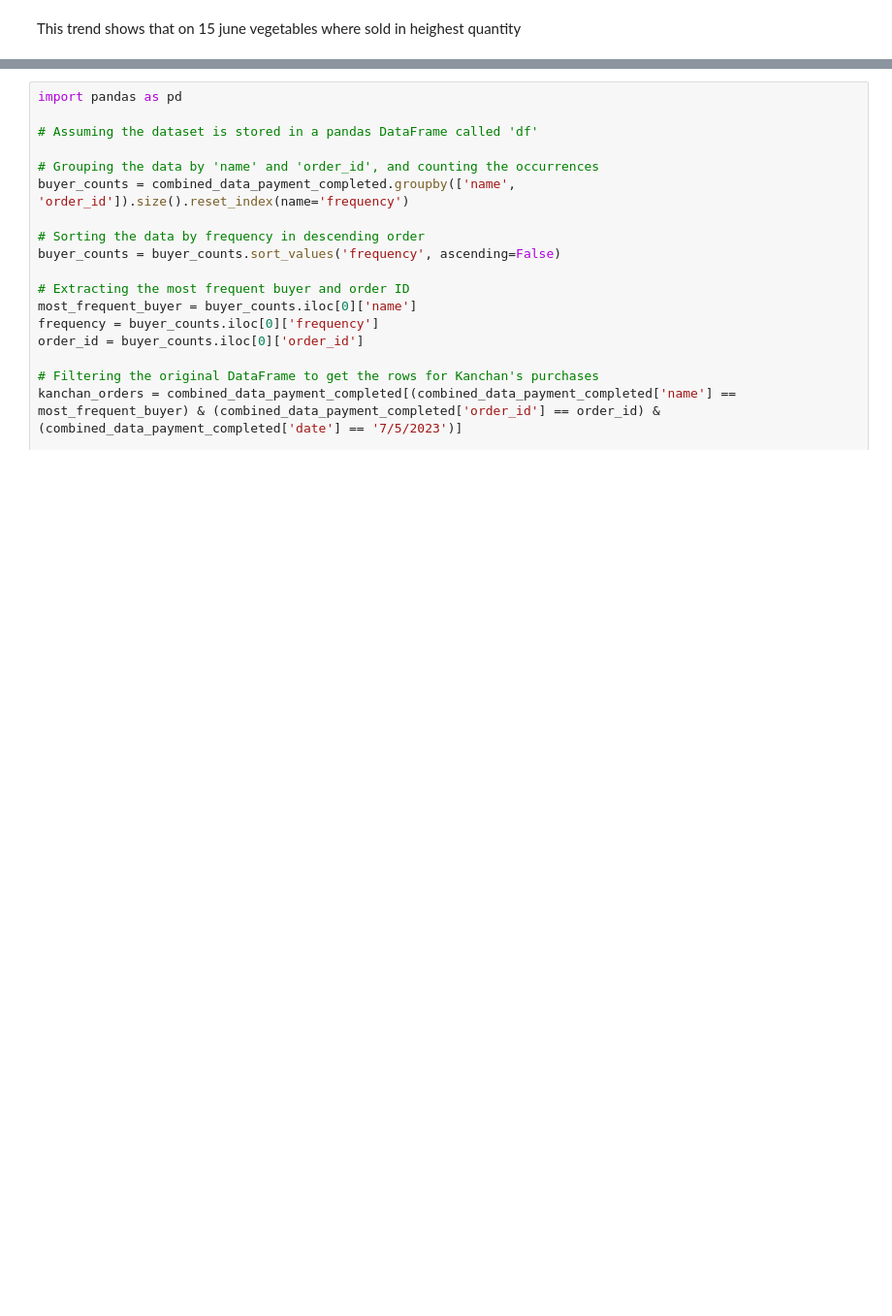
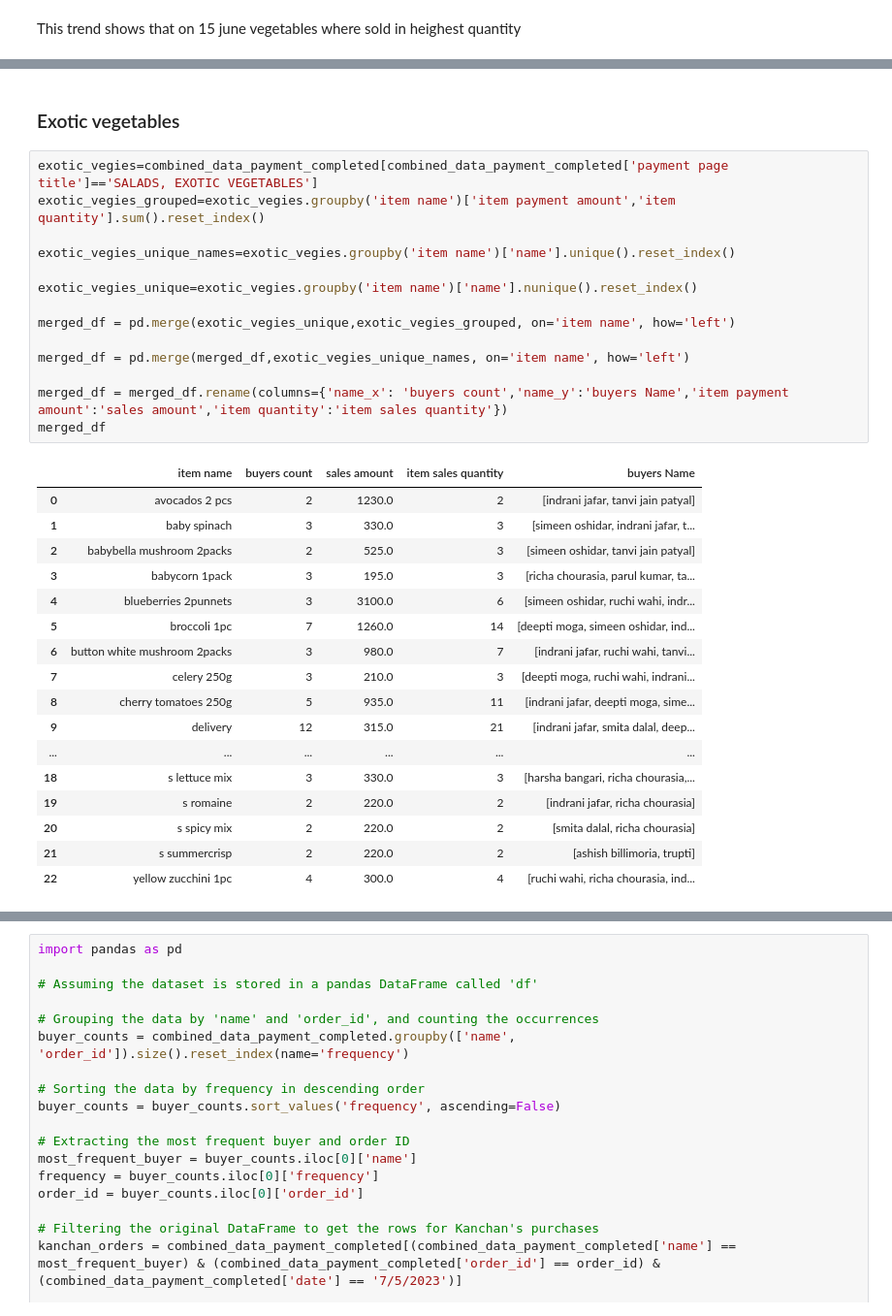
Before and after one commit to shuklatushar/Uniq_farm_analysis, a Jupyter notebook: original -tushar.ipynb, the cells around one changed output, grey strips where cells are left out. Shown: that part at 97% size. Cells and saved outputs as stored; diff of their text form; blank space fills up the shorter version.

```diff
--- a/original -tushar.ipynb
+++ b/original -tushar.ipynb
@@ -761,0 +831,34 @@ combined_data_payment_completed.groupby(['name', 'order_id']).size().reset_index
+# %% [markdown]
+### Exotic vegetables
+# %%
+exotic_vegies=combined_data_payment_completed[combined_data_payment_completed['payment page title']=='SALADS, EXOTIC VEGETABLES']
+exotic_vegies_grouped=exotic_vegies.groupby('item name')['item payment amount','item quantity'].sum().reset_index()
+
+exotic_vegies_unique_names=exotic_vegies.groupby('item name')['name'].unique().reset_index()
+
+exotic_vegies_unique=exotic_vegies.groupby('item name')['name'].nunique().reset_index()
+
+merged_df = pd.merge(exotic_vegies_unique,exotic_vegies_grouped, on='item name', how='left')
+
+merged_df = pd.merge(merged_df,exotic_vegies_unique_names, on='item name', how='left')
+
+merged_df = merged_df.rename(columns={'name_x': 'buyers count','name_y':'buyers Name','item payment amount':'sales amount','item quantity':'item sales quantity'})
+merged_df
+# %% [output]
+|  | item name | buyers count | sales amount | item sales quantity | buyers Name |
+| 0 | avocados 2 pcs | 2 | 1230.0 | 2 | [indrani jafar, tanvi jain patyal] |
+| 1 | baby spinach | 3 | 330.0 | 3 | [simeen oshidar, indrani jafar, t... |
+| 2 | babybella mushroom 2packs | 2 | 525.0 | 3 | [simeen oshidar, tanvi jain patyal] |
+| 3 | babycorn 1pack | 3 | 195.0 | 3 | [richa chourasia, parul kumar, ta... |
+| 4 | blueberries 2punnets | 3 | 3100.0 | 6 | [simeen oshidar, ruchi wahi, indr... |
+| 5 | broccoli 1pc | 7 | 1260.0 | 14 | [deepti moga, simeen oshidar, ind... |
+| 6 | button white mushroom 2packs | 3 | 980.0 | 7 | [indrani jafar, ruchi wahi, tanvi... |
+| 7 | celery 250g | 3 | 210.0 | 3 | [deepti moga, ruchi wahi, indrani... |
+| 8 | cherry tomatoes 250g | 5 | 935.0 | 11 | [indrani jafar, deepti moga, sime... |
+| 9 | delivery | 12 | 315.0 | 21 | [indrani jafar, smita dalal, deep... |
+| ... | ... | ... | ... | ... | ... |
+| 18 | s lettuce mix | 3 | 330.0 | 3 | [harsha bangari, richa chourasia,... |
+| 19 | s romaine | 2 | 220.0 | 2 | [indrani jafar, richa chourasia] |
+| 20 | s spicy mix | 2 | 220.0 | 2 | [smita dalal, richa chourasia] |
+| 21 | s summercrisp | 2 | 220.0 | 2 | [ashish billimoria, trupti] |
+| 22 | yellow zucchini 1pc | 4 | 300.0 | 4 | [ruchi wahi, richa chourasia, ind... |
```
Also changed, not shown: parts of 19 cells of this notebook.
